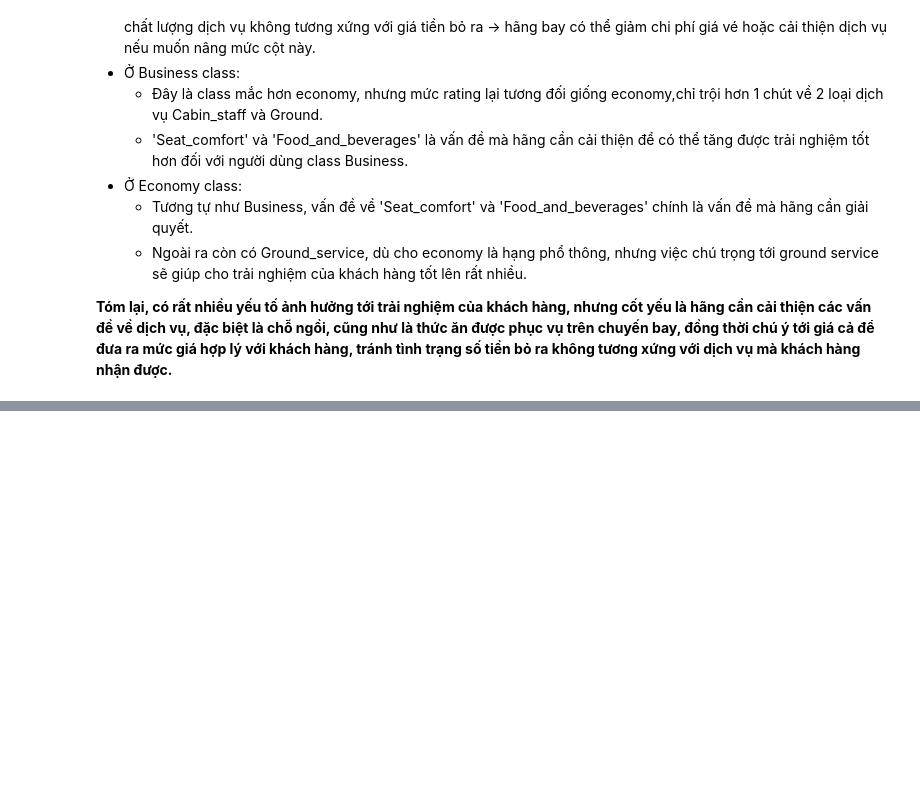
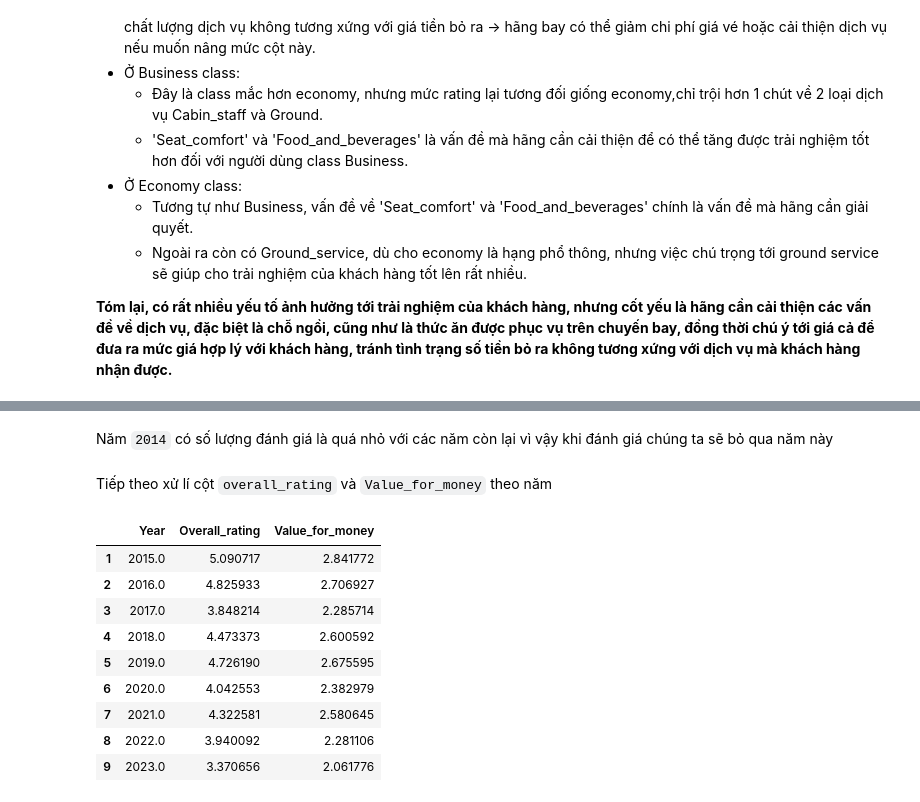
Before and after one commit to NgHuyen137/Intro2DS_Project, a Jupyter notebook: notebooks/3.0-eda.ipynb, the cells around one changed output, grey strips where cells are left out. Drawn from its saved outputs; the diff is of its cells as text; code cells hidden in the pictures; blank space fills up the shorter version.

```diff
--- a/notebooks/3.0-eda.ipynb
+++ b/notebooks/3.0-eda.ipynb
@@ -232,0 +260,25 @@ plt.show()
+# %% [markdown]
+Năm `2014` có số lượng đánh giá là quá nhỏ với các năm còn lại vì vậy khi đánh giá chúng ta sẽ bỏ qua năm này
+# %% [markdown]
+Tiếp theo xử lí cột `overall_rating` và `Value_for_money` theo năm
+# %%
+year_df = cleaned_df.copy()
+year_df['Year'] = year_df['Date_flown'].dt.year
+result1 = year_df.groupby('Year')['Overall_rating'].mean().reset_index()
+value_for_money_df = cleaned_df.copy()
+value_for_money_df['Year'] = value_for_money_df['Date_flown'].dt.year
+result2 = value_for_money_df.groupby('Year')['Value_for_money'].mean().reset_index()
+merged_df = pd.merge(result1, result2, on='Year', how='outer')
+merged_df = merged_df.drop(0)#Loại bỏ năm 2014 do dữ kiện quả ít
+merged_df
+# %% [output]
+|  | Year | Overall_rating | Value_for_money |
+| 1 | 2015.0 | 5.090717 | 2.841772 |
+| 2 | 2016.0 | 4.825933 | 2.706927 |
+| 3 | 2017.0 | 3.848214 | 2.285714 |
+| 4 | 2018.0 | 4.473373 | 2.600592 |
+| 5 | 2019.0 | 4.726190 | 2.675595 |
+| 6 | 2020.0 | 4.042553 | 2.382979 |
+| 7 | 2021.0 | 4.322581 | 2.580645 |
+| 8 | 2022.0 | 3.940092 | 2.281106 |
+| 9 | 2023.0 | 3.370656 | 2.061776 |
```
Also changed, not shown: parts of 8 cells of this notebook.
